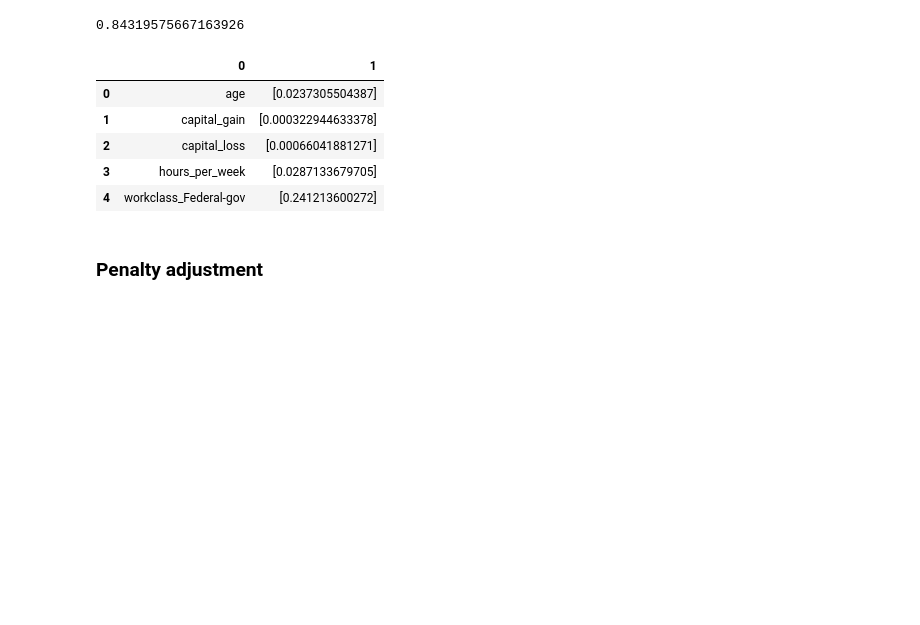
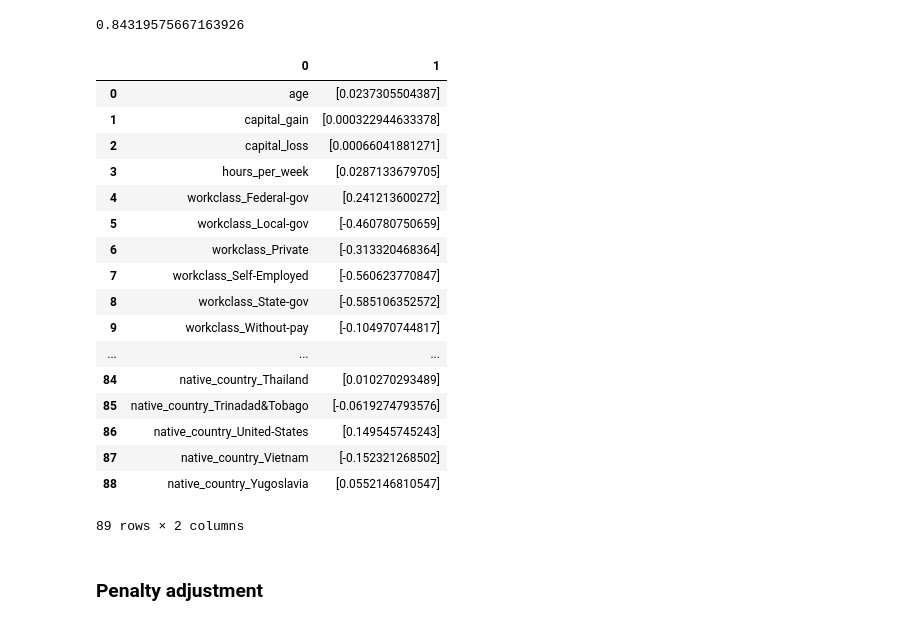
Before and after one commit to kktran/Springboard, a Jupyter notebook: Capstone 1 ML.ipynb, the cells around one changed output. Cells and saved outputs as stored; diff of their text form; code cells hidden in the pictures; blank space fills up the shorter version.

```diff
--- a/Capstone 1 ML.ipynb
+++ b/Capstone 1 ML.ipynb
@@ -73,14 +82,26 @@ sk.metrics.accuracy_score(y_test, logRegModel.predict(X_test))
 # %% [output]
 0.84319575667163926
 # %%
-pd.DataFrame([X_train.columns,np.transpose(logRegModel.coef_)]).transpose().head()
+pd.DataFrame([X_train.columns,np.transpose(logRegModel.coef_)]).transpose()
 # %% [output]
 |  | 0 | 1 |
 | 0 | age | [0.0237305504387] |
 | 1 | capital_gain | [0.000322944633378] |
 | 2 | capital_loss | [0.00066041881271] |
 | 3 | hours_per_week | [0.0287133679705] |
 | 4 | workclass_Federal-gov | [0.241213600272] |
+| 5 | workclass_Local-gov | [-0.460780750659] |
+| 6 | workclass_Private | [-0.313320468364] |
+| 7 | workclass_Self-Employed | [-0.560623770847] |
+| 8 | workclass_State-gov | [-0.585106352572] |
+| 9 | workclass_Without-pay | [-0.104970744817] |
+| ... | ... | ... |
+| 84 | native_country_Thailand | [0.010270293489] |
+| 85 | native_country_Trinadad&Tobago | [-0.0619274793576] |
+| 86 | native_country_United-States | [0.149545745243] |
+| 87 | native_country_Vietnam | [-0.152321268502] |
+| 88 | native_country_Yugoslavia | [0.0552146810547] |
+89 rows × 2 columns
 # %% [markdown]
 ### Penalty adjustment
 # %%
```
Also changed, not shown: parts of 76 cells of this notebook.
